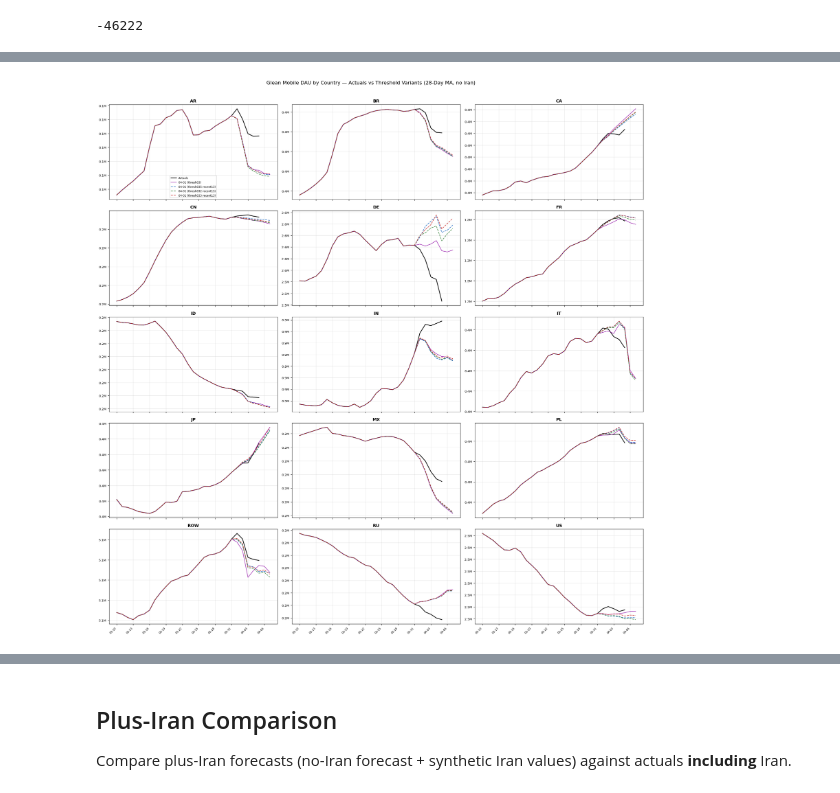
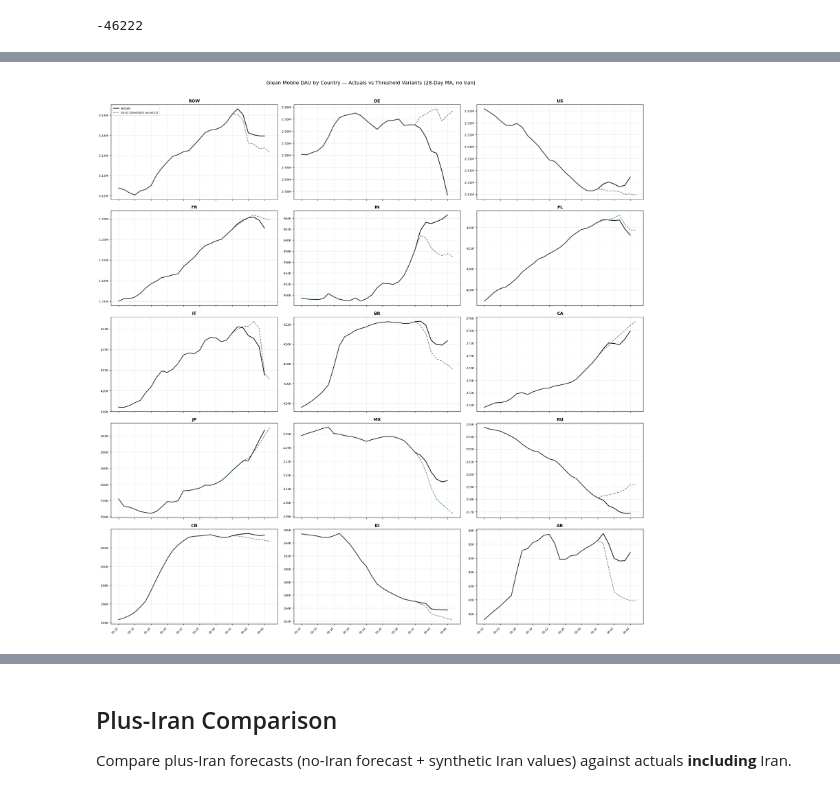
Before and after one commit to mozilla/mozaic-daily, a Jupyter notebook: compare_no_iran.ipynb, the cells around one changed output, grey strips where cells are left out. Saved outputs shown, nothing was run; the diff lists cells and outputs as text; code cells hidden in the pictures.

```diff
--- a/compare_no_iran.ipynb
+++ b/compare_no_iran.ipynb
@@ -475,17 +461,17 @@ plt.show()
 # %%
 # [load-country-data]
 COUNTRY_VARIANTS = {
-    '04-01 (thresh03)':            FORECAST_FILES['04-01 (thresh03)'],
-    '04-01 (thresh035 recent13)':  FORECAST_FILES['04-01 (thresh035 recent13)'],
+    # '04-01 (thresh03)':            FORECAST_FILES['04-01 (thresh03)'],
+    # '04-01 (thresh035 recent13)':  FORECAST_FILES['04-01 (thresh035 recent13)'],
     '04-01 (thresh032 recent13)':  FORECAST_FILES['04-01 (thresh032 recent13)'],
-    '04-01 (thresh033 recent13)':  FORECAST_FILES['04-01 (thresh033 recent13)'],
+    # '04-01 (thresh033 recent13)':  FORECAST_FILES['04-01 (thresh033 recent13)'],
 }
 
 COUNTRY_STYLES = {
-    '04-01 (thresh03)':            {'color': '#9C27B0', 'linestyle': '-',  'linewidth': 1.4},
-    '04-01 (thresh035 recent13)':  {'color': '#1565C0', 'linestyle': '--', 'linewidth': 1.4},
+    # '04-01 (thresh03)':            {'color': '#9C27B0', 'linestyle': '-',  'linewidth': 1.4},
+    # '04-01 (thresh035 recent13)':  {'color': '#1565C0', 'linestyle': '--', 'linewidth': 1.4},
     '04-01 (thresh032 recent13)':  {'color': '#2E7D32', 'linestyle': '--', 'linewidth': 1.4},
-    '04-01 (thresh033 recent13)':  {'color': '#C62828', 'linestyle': '--', 'linewidth': 1.4},
+    # '04-01 (thresh033 recent13)':  {'color': '#C62828', 'linestyle': '--', 'linewidth': 1.4},
 }
 
 
@@ -598,11 +582,33 @@ Date range: 2020-12-31 to 2026-04-05
 # [plot-country-grid]
 COUNTRY_ZOOM_START = pd.Timestamp('2026-03-10')
 COUNTRY_ZOOM_END = pd.Timestamp('2026-04-07')
+MAGNITUDE_DATE = pd.Timestamp('2026-04-01')
+
+
+def format_y_tick(x, pos, ymax):
+    if x == 0:
+        return '0'
+    if ymax < 1e6:
+        return f'{x / 1e3:.0f}K'
+    if ymax < 10e6:
+        return f'{x / 1e6:.2f}M'
+    return f'{x / 1e6:.1f}M'
+
 
 first_variant = next(iter(country_data))
-countries_to_plot = sorted(
+all_countries = [
     c for c in country_data[first_variant]['country'].unique()
     if c != 'ALL'
+]
+
+magnitude_on_date = (
+    df_country_actuals[df_country_actuals['date'] == MAGNITUDE_DATE]
+    .set_index('country')['dau_ma28']
+)
+countries_to_plot = sorted(
+    all_countries,
+    key=lambda c: magnitude_on_date.get(c, float('-inf')),
+    reverse=True,
 )
 
 n_countries = len(countries_to_plot)
@@ -634,35 +640,38 @@ for idx, country in enumerate(countries_to_plot):
             (df_c['target_date'] >= COUNTRY_ZOOM_START)
             & (df_c['target_date'] <= COUNTRY_ZOOM_END)
         ]
         ax.plot(df_c['target_date'], df_c['dau_ma28'],
                 color=style['color'], linestyle=style['linestyle'],
                 linewidth=style['linewidth'], alpha=0.85,
                 label=key)
 
     ax.set_title(country, fontsize=11, fontweight='bold')
-    ax.yaxis.set_major_formatter(mticker.FuncFormatter(millions_formatter))
+    ymax = ax.get_ylim()[1]
+    ax.yaxis.set_major_formatter(
+        mticker.FuncFormatter(lambda x, pos, ymax=ymax: format_y_tick(x, pos, ymax))
+    )
     ax.tick_params(axis='both', labelsize=8)
 
     if idx == 0:
         ax.legend(fontsize=7, loc='best')
 
 # Hide unused subplots
 for idx in range(n_countries, len(axes_flat)):
     axes_flat[idx].set_visible(False)
 
 # Format x-axis on bottom row
 for ax in axes_flat:
     if ax.get_visible():
         ax.xaxis.set_major_locator(mdates.DayLocator(interval=3))
         ax.xaxis.set_major_formatter(mdates.DateFormatter('%m-%d'))
         plt.setp(ax.get_xticklabels(), rotation=45, ha='right', fontsize=7)
 
 fig.suptitle('Glean Mobile DAU by Country — Actuals vs Threshold Variants (28-Day MA, no Iran)',
              fontsize=13, y=1.01)
 plt.tight_layout()
 plt.show()
 # %% [output]
-[figure, old version]
+[figure, new version]
 # %%
 # [plot-country-grid-wide]
 COUNTRY_WIDE_START = pd.Timestamp('2026-01-01')
```
Also changed, not shown: parts of 16 cells of this notebook, 26 other files.
